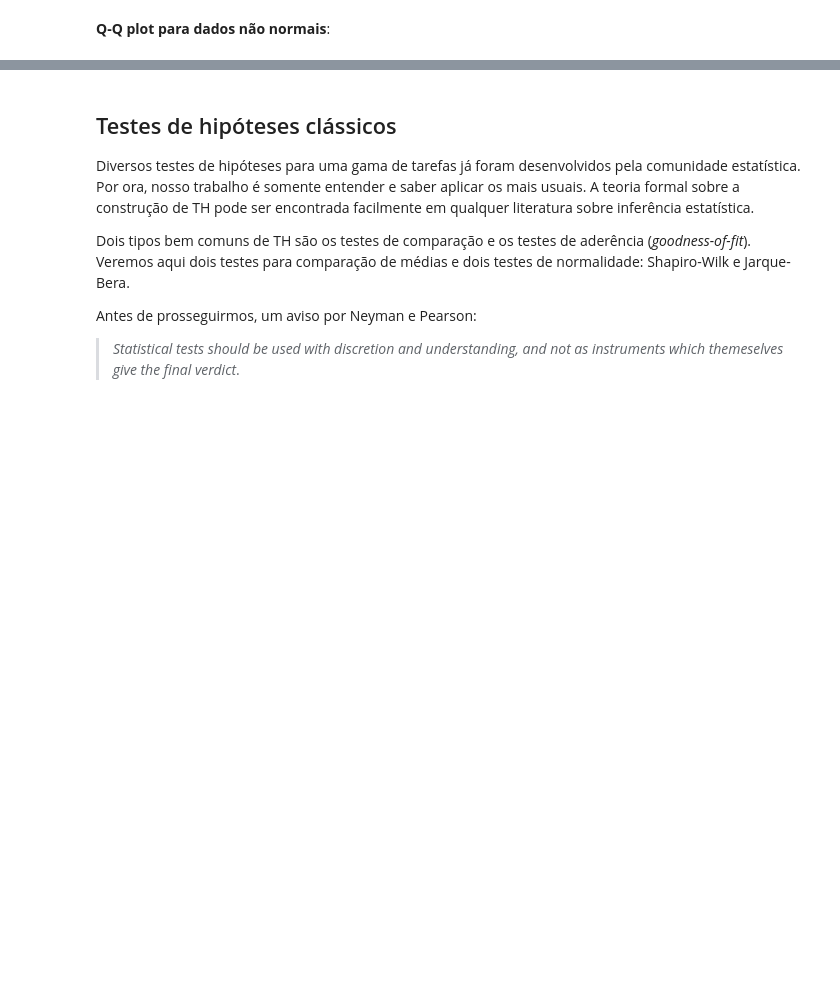
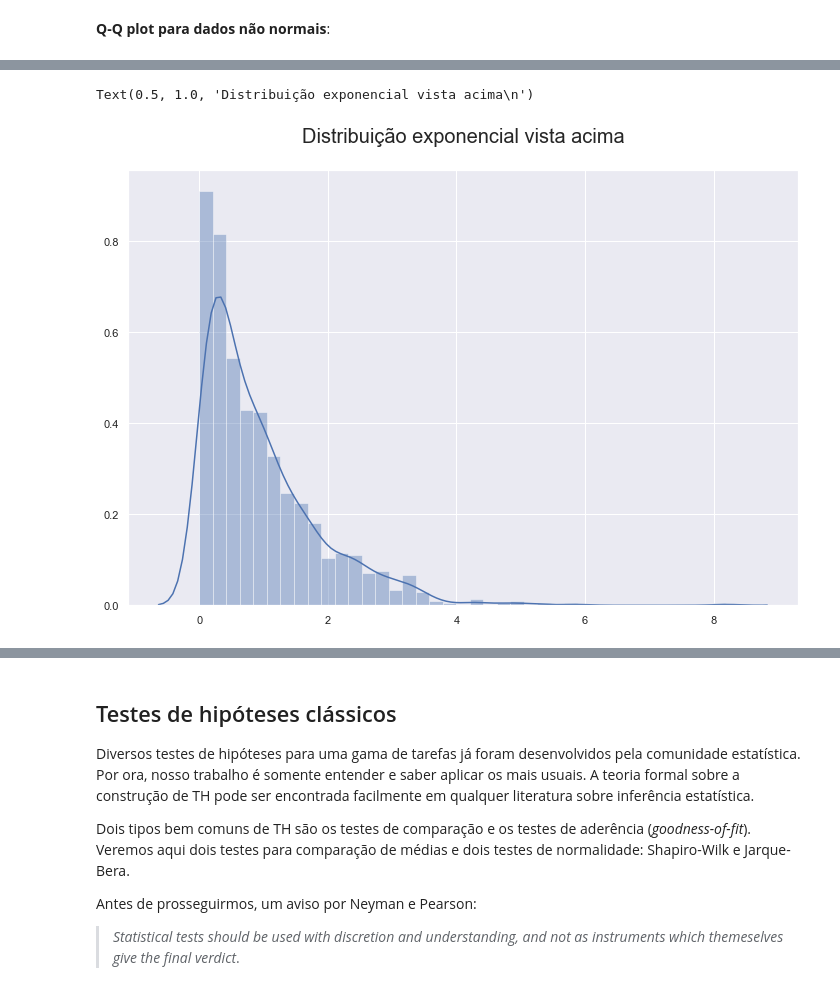
Before and after one commit to CarlosChiarelli/aceleracao-Codenation-DataScience, a Jupyter notebook: 07_modulo_05/aula_5_pensamento_estatistico_em_python.ipynb, the cells around one changed output, grey strips where cells are left out. Saved outputs shown, nothing was run; the diff lists cells and outputs as text; code cells hidden in the pictures; blank space fills up the shorter version.

```diff
--- a/07_modulo_05/aula_5_pensamento_estatistico_em_python.ipynb
+++ b/07_modulo_05/aula_5_pensamento_estatistico_em_python.ipynb
@@ -241,0 +283,6 @@ sm.qqplot(non_normal_data, fit=True, line="45");
+# %%
+ax = sns.distplot(non_normal_data)
+ax.set_title('Distribuição exponencial vista acima\n', fontsize=20)
+# %% [output]
+Text(0.5, 1.0, 'Distribuição exponencial vista acima\n')
+[figure, added]
```
Also changed, not shown: parts of 26 cells of this notebook, 51 other files.
